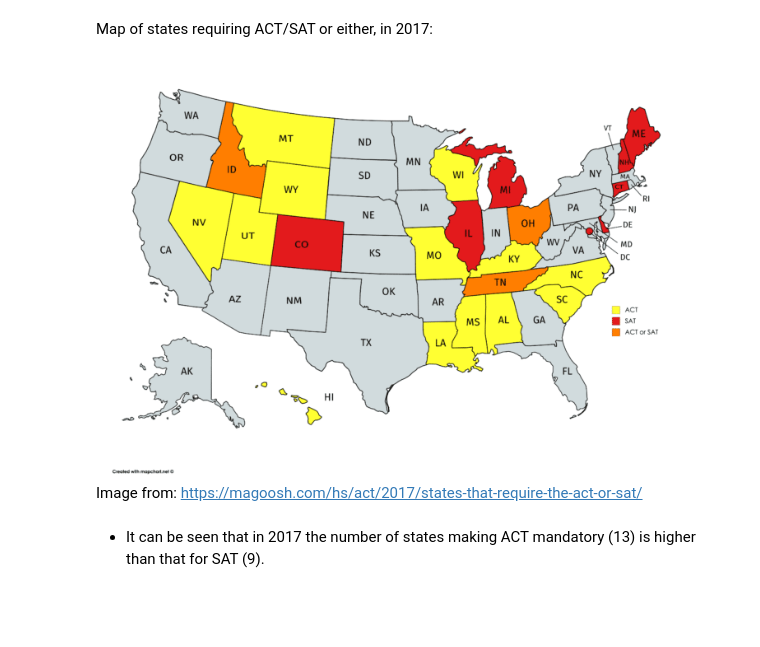
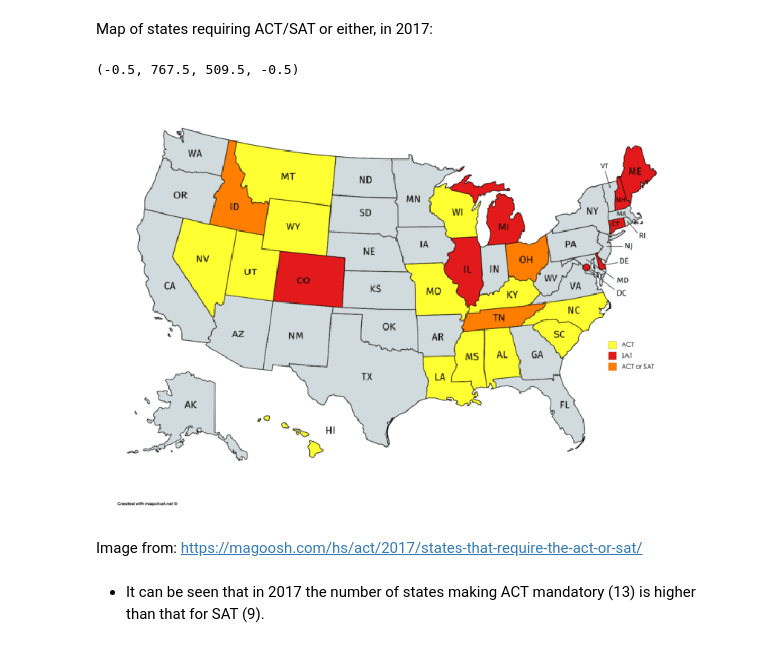
Before and after one commit to chattrapatchua/dsi10_project1, a Jupyter notebook: code/Project1 Code.ipynb, the cells around one changed output. Cells and saved outputs as stored; diff of their text form; code cells hidden in the pictures; blank space fills up the shorter version.

Commit message:
Fixed broken image

```diff
--- a/code/Project1 Code.ipynb
+++ b/code/Project1 Code.ipynb
@@ -1383,8 +1399,14 @@ Ttest_indResult(statistic=-3.8085778908170544, pvalue=0.00024238408285306838)
 - From research, it appears that making a certain test mandatory in the state-level contributes to the statistically significant difference.
 # %% [markdown]
 Map of states requiring ACT/SAT or either, in 2017:
+# %%
+plt.figure(figsize=(15,15))
+plt.imshow(mpimg.imread('../images/2017 SAT ACT state map.png'))
+plt.axis('off')
+# %% [output]
+(-0.5, 767.5, 509.5, -0.5)
+[figure, added]
 # %% [markdown]
-![image.png](attachment:image.png)
 Image from: https://magoosh.com/hs/act/2017/states-that-require-the-act-or-sat/
 # %% [markdown]
 - It can be seen that in 2017 the number of states making ACT mandatory (13) is higher than that for SAT (9).
```
Also changed, not shown: parts of 24 cells of this notebook, 1 other file.
